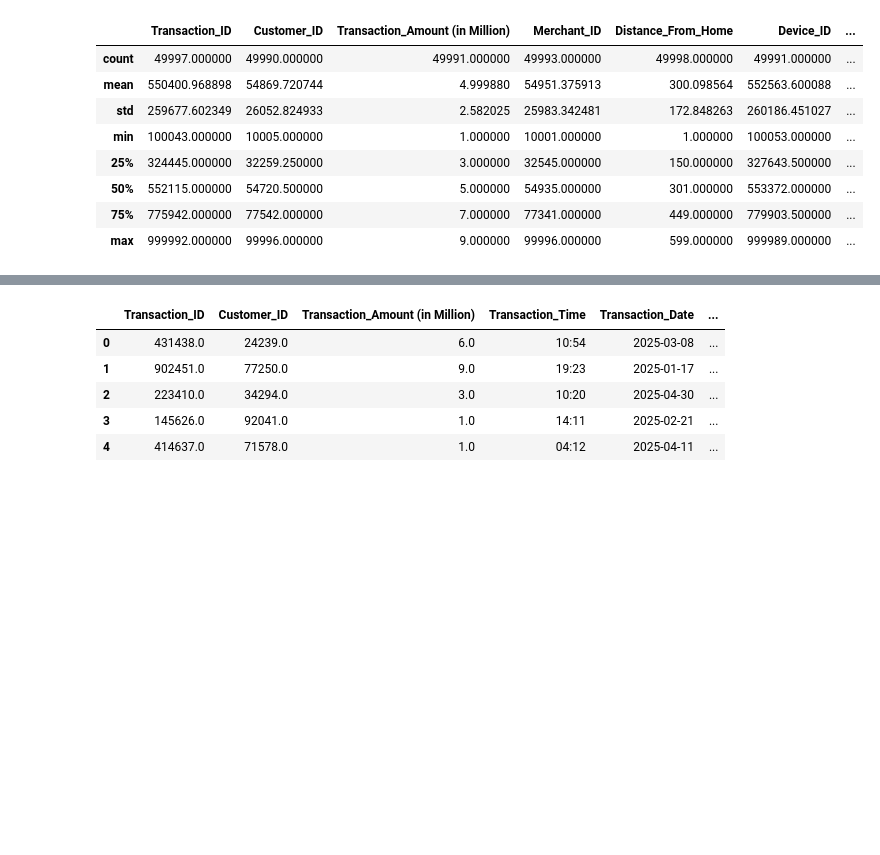
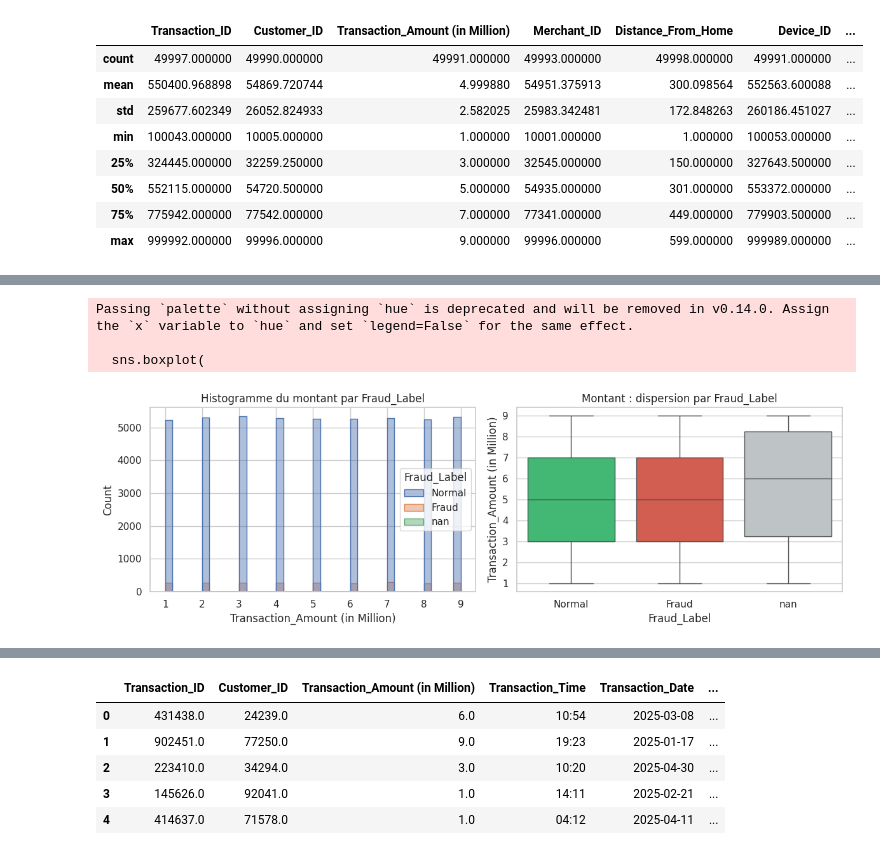
Before and after one commit to Djerade/bank-fraud-detection, a Jupyter notebook: notebooks/exploration.ipynb, the cells around one changed output, grey strips where cells are left out. Cells and saved outputs as stored; diff of their text form; code cells hidden in the pictures; blank space fills up the shorter version.

```diff
--- a/notebooks/exploration.ipynb
+++ b/notebooks/exploration.ipynb
@@ -99,0 +184,30 @@ dtype: int64
+# %%
+# Comparer la distribution du montant de transaction entre transactions normales et frauduleuses.
+fl_str = df["Fraud_Label"].astype(str).str.strip()
+fig, axes = plt.subplots(1, 2, figsize=(12, 4))
+sns.histplot(
+    df,
+    x="Transaction_Amount (in Million)",
+    hue=fl_str,
+    bins=40,
+    ax=axes[0],
+    multiple="layer",
+    alpha=0.45,
+    element="step",
+)
+axes[0].set_title("Histogramme du montant par Fraud_Label")
+sns.boxplot(
+    data=df,
+    x=fl_str,
+    y="Transaction_Amount (in Million)",
+    ax=axes[1],
+    palette=["#2ecc71", "#e74c3c", "#bdc3c7"],
+)
+axes[1].set_title("Montant : dispersion par Fraud_Label")
+plt.tight_layout()
+plt.show()
+# %% [output]
+Passing `palette` without assigning `hue` is deprecated and will be removed in v0.14.0. Assign the `x` variable to `hue` and set `legend=False` for the same effect.
+
+  sns.boxplot(
+[figure, added]
```
Also changed, not shown: parts of 30 cells of this notebook, 10 other files.
